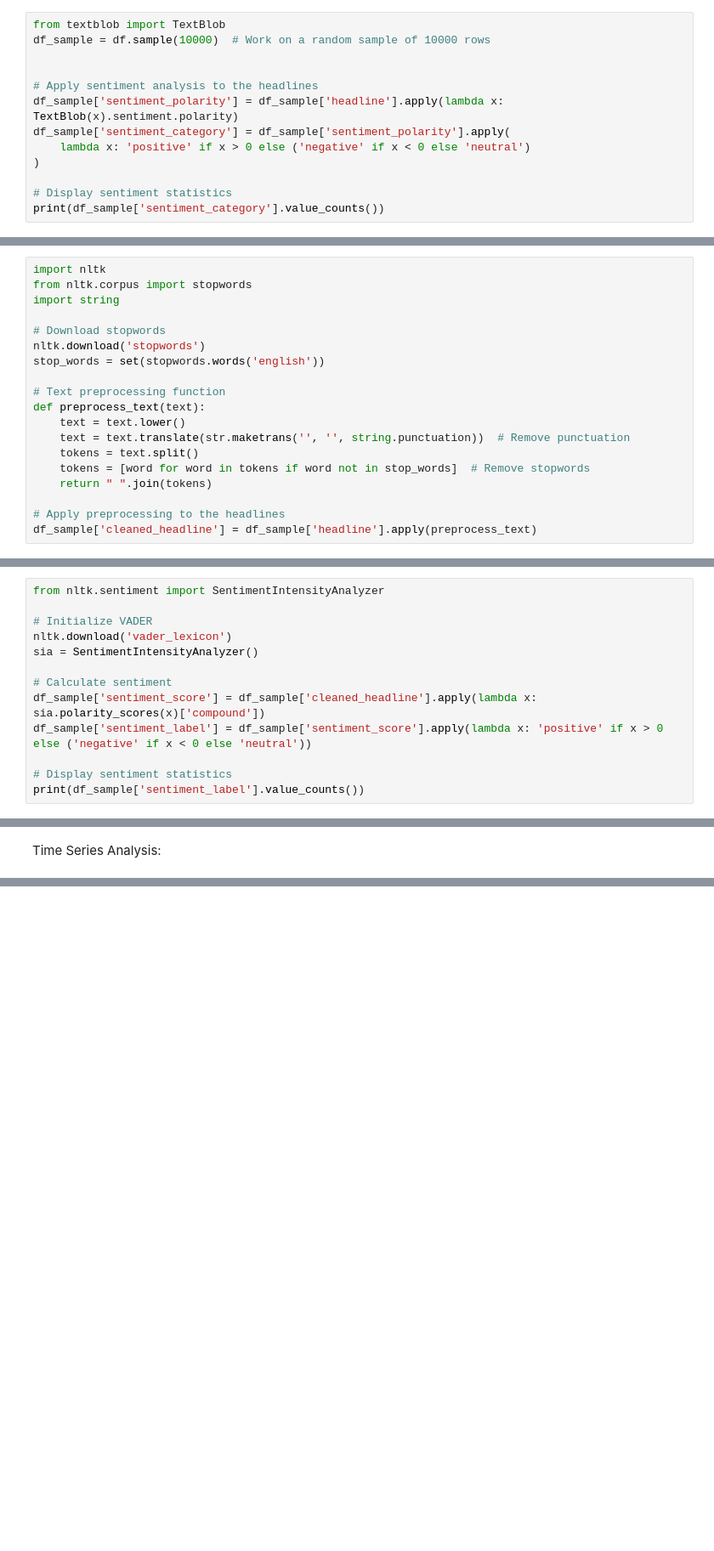
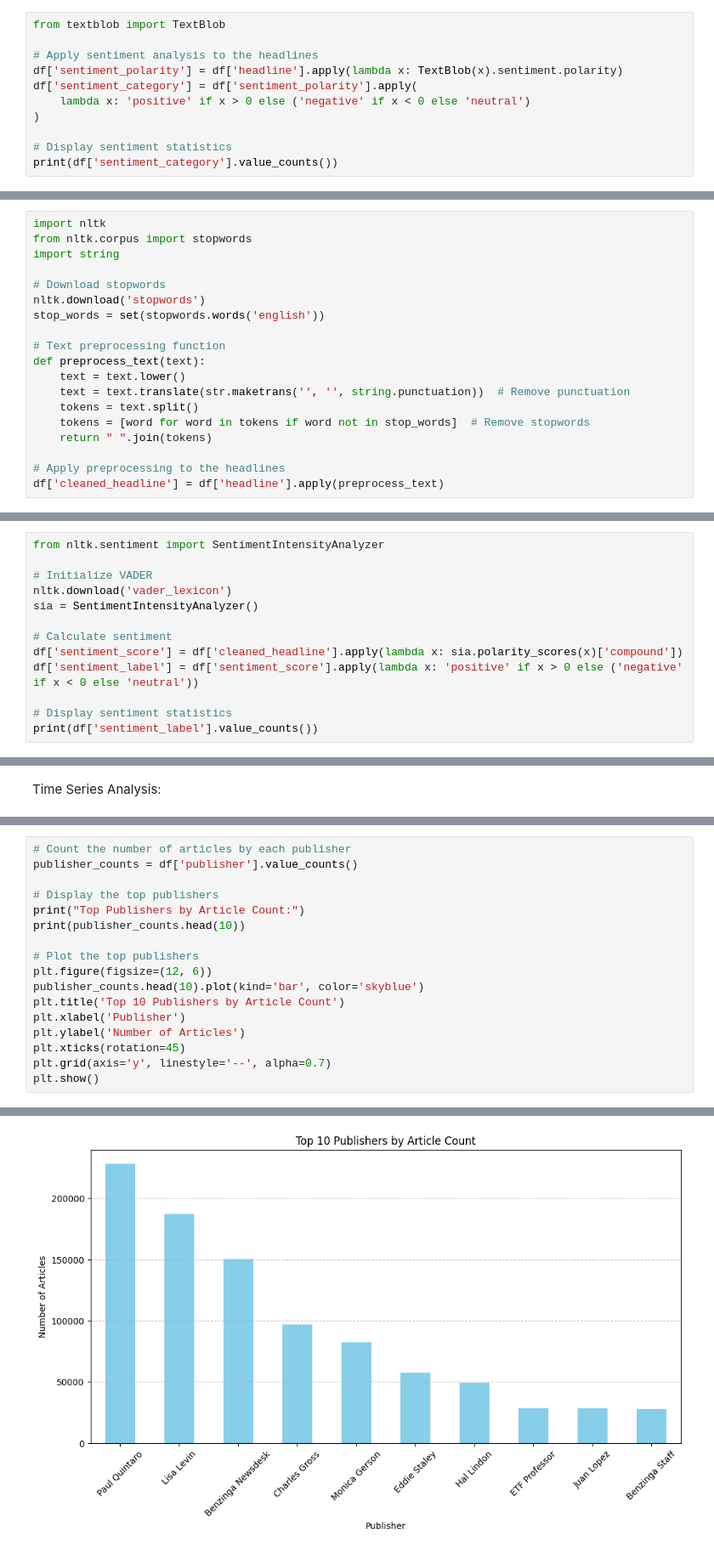
Before and after one commit to AregawiF/financial-news-sentiment-analysis, a Jupyter notebook: notebooks/eda.ipynb, the cells around one changed output, grey strips where cells are left out. Shown: that part at 85% size. Saved outputs shown, nothing was run; the diff lists cells and outputs as text; blank space fills up the shorter version.

```diff
--- a/notebooks/eda.ipynb
+++ b/notebooks/eda.ipynb
@@ -116,16 +116,14 @@ Sunday         436
 Name: count, dtype: int64
 # %%
 from textblob import TextBlob
-df_sample = df.sample(10000)  # Work on a random sample of 10000 rows
-
 
 # Apply sentiment analysis to the headlines
-df_sample['sentiment_polarity'] = df_sample['headline'].apply(lambda x: TextBlob(x).sentiment.polarity)
-df_sample['sentiment_category'] = df_sample['sentiment_polarity'].apply(
+df['sentiment_polarity'] = df['headline'].apply(lambda x: TextBlob(x).sentiment.polarity)
+df['sentiment_category'] = df['sentiment_polarity'].apply(
     lambda x: 'positive' if x > 0 else ('negative' if x < 0 else 'neutral')
 )
 
 # Display sentiment statistics
-print(df_sample['sentiment_category'].value_counts())
+print(df['sentiment_category'].value_counts())
 # %% [output]
 sentiment_category
@@ -153,7 +151,7 @@ def preprocess_text(text):
     return " ".join(tokens)
 
 # Apply preprocessing to the headlines
-df_sample['cleaned_headline'] = df_sample['headline'].apply(preprocess_text)
+df['cleaned_headline'] = df['headline'].apply(preprocess_text)
 # %% [output]
 [nltk_data] Downloading package stopwords to C:\Users\HP
 [nltk_data]     EliteBook\AppData\Roaming\nltk_data...
@@ -168,11 +166,11 @@ nltk.download('vader_lexicon')
 sia = SentimentIntensityAnalyzer()
 
 # Calculate sentiment
-df_sample['sentiment_score'] = df_sample['cleaned_headline'].apply(lambda x: sia.polarity_scores(x)['compound'])
-df_sample['sentiment_label'] = df_sample['sentiment_score'].apply(lambda x: 'positive' if x > 0 else ('negative' if x < 0 else 'neutral'))
+df['sentiment_score'] = df['cleaned_headline'].apply(lambda x: sia.polarity_scores(x)['compound'])
+df['sentiment_label'] = df['sentiment_score'].apply(lambda x: 'positive' if x > 0 else ('negative' if x < 0 else 'neutral'))
 
 # Display sentiment statistics
-print(df_sample['sentiment_label'].value_counts())
+print(df['sentiment_label'].value_counts())
 # %% [output]
 [nltk_data] Downloading package vader_lexicon to C:\Users\HP
 [nltk_data]     EliteBook\AppData\Roaming\nltk_data...
@@ -273,0 +283,18 @@ plt.show()
+# %%
+# Count the number of articles by each publisher
+publisher_counts = df['publisher'].value_counts()
+
+# Display the top publishers
+print("Top Publishers by Article Count:")
+print(publisher_counts.head(10))
+
+# Plot the top publishers
+plt.figure(figsize=(12, 6))
+publisher_counts.head(10).plot(kind='bar', color='skyblue')
+plt.title('Top 10 Publishers by Article Count')
+plt.xlabel('Publisher')
+plt.ylabel('Number of Articles')
+plt.xticks(rotation=45)
+plt.grid(axis='y', linestyle='--', alpha=0.7)
+plt.show()
+# %% [output]
@@ -273,0 +314 @@ plt.show()
+[figure, added]
```
Also changed, not shown: parts of 8 cells of this notebook.
